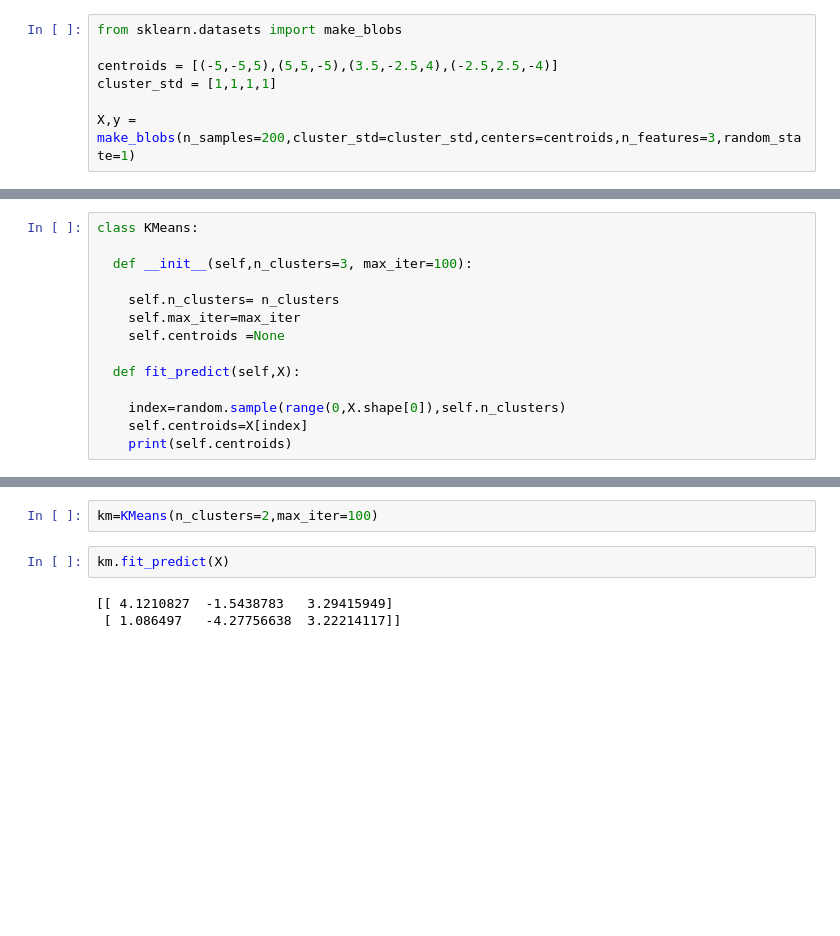
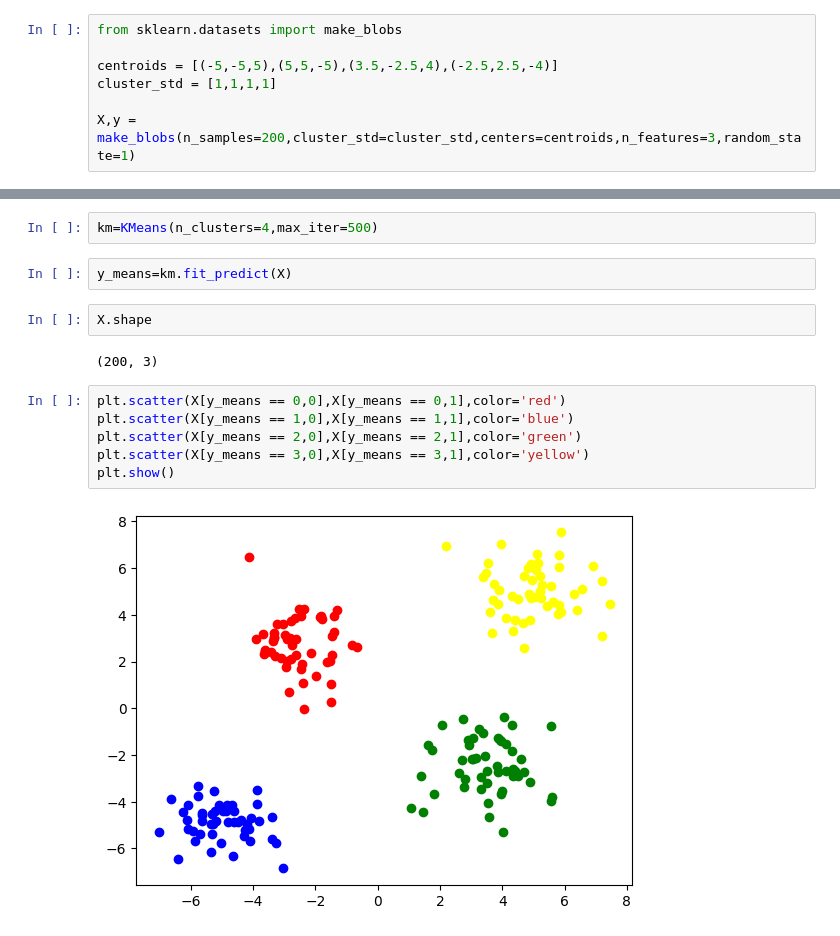
Before and after one commit to ajaykumar080286/MachineLearning, a Jupyter notebook: kmeans_algorithm.ipynb, the cells around one changed output, grey strips where cells are left out. Saved outputs shown, nothing was run; the diff lists cells and outputs as text; blank space fills up the shorter version.

```diff
--- a/kmeans_algorithm.ipynb
+++ b/kmeans_algorithm.ipynb
@@ -16,17 +17,3 @@ X,y = make_blobs(n_samples=200,cluster_std=cluster_std,centers=centroids,n_featu
 px.scatter_3d(x=X[:,0], y=X[:,1],z=X[:,2])
 # %% [output]
 [interactive output not drawn]
-# %%
-class KMeans:
-
-  def __init__(self,n_clusters=3, max_iter=100):
-
-    self.n_clusters= n_clusters
-    self.max_iter=max_iter
-    self.centroids =None
-
-  def fit_predict(self,X):
-
-    index=random.sample(range(0,X.shape[0]),self.n_clusters)
-    self.centroids=X[index]
-    print(self.centroids)
@@ -33,7 +70,16 @@ class KMeans:
 # %%
-km=KMeans(n_clusters=2,max_iter=100)
+km=KMeans(n_clusters=4,max_iter=500)
 # %%
-km.fit_predict(X)
+y_means=km.fit_predict(X)
-# %% [output]
-[[ 4.1210827  -1.5438783   3.29415949]
- [ 1.086497   -4.27756638  3.22214117]]
+# %%
+X.shape
+# %% [output]
+(200, 3)
+# %%
+plt.scatter(X[y_means == 0,0],X[y_means == 0,1],color='red')
+plt.scatter(X[y_means == 1,0],X[y_means == 1,1],color='blue')
+plt.scatter(X[y_means == 2,0],X[y_means == 2,1],color='green')
+plt.scatter(X[y_means == 3,0],X[y_means == 3,1],color='yellow')
+plt.show()
+# %% [output]
+[figure, added]
```
Also changed, not shown: parts of 2 cells of this notebook.
